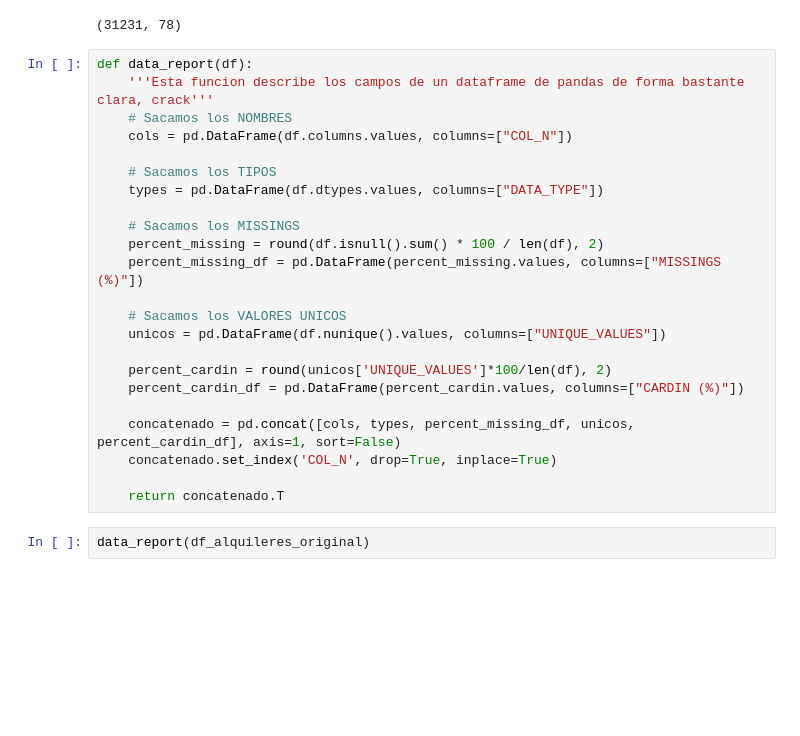
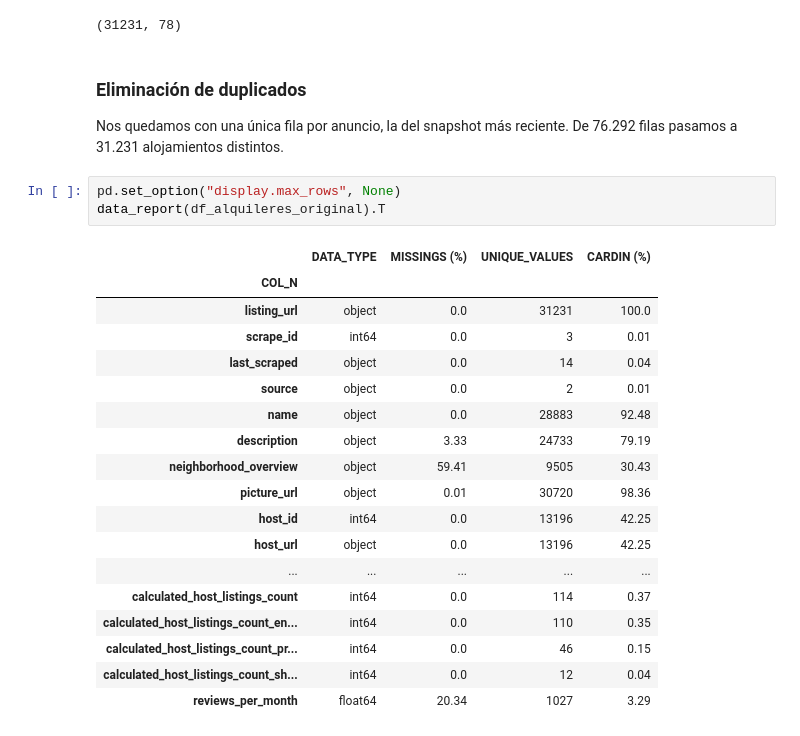
Before and after one commit to HimuraFresh/madrid-rental-revenue-prediction, a Jupyter notebook: notebooks/dataset_completo.ipynb, the cells around one changed output. Drawn from its saved outputs; the diff is of its cells as text; blank space fills up the shorter version.

```diff
--- a/notebooks/dataset_completo.ipynb
+++ b/notebooks/dataset_completo.ipynb
@@ -146,30 +149,32 @@ np.int64(0)
 df_alquileres_original.shape
 # %% [output]
 (31231, 78)
-# %%
-def data_report(df):
-    '''Esta funcion describe los campos de un dataframe de pandas de forma bastante clara, crack'''
-    # Sacamos los NOMBRES
-    cols = pd.DataFrame(df.columns.values, columns=["COL_N"])
-
-    # Sacamos los TIPOS
-    types = pd.DataFrame(df.dtypes.values, columns=["DATA_TYPE"])
-
-    # Sacamos los MISSINGS
-    percent_missing = round(df.isnull().sum() * 100 / len(df), 2)
-    percent_missing_df = pd.DataFrame(percent_missing.values, columns=["MISSINGS (%)"])
-
-    # Sacamos los VALORES UNICOS
-    unicos = pd.DataFrame(df.nunique().values, columns=["UNIQUE_VALUES"])
-
-    percent_cardin = round(unicos['UNIQUE_VALUES']*100/len(df), 2)
-    percent_cardin_df = pd.DataFrame(percent_cardin.values, columns=["CARDIN (%)"])
-
-    concatenado = pd.concat([cols, types, percent_missing_df, unicos, percent_cardin_df], axis=1, sort=False)
-    concatenado.set_index('COL_N', drop=True, inplace=True)
-
-    return concatenado.T
+# %% [markdown]
+### Eliminación de duplicados
+
+Nos quedamos con una única fila por anuncio, la del snapshot más
+reciente. De 76.292 filas pasamos a 31.231 alojamientos distintos.
 # %%
-data_report(df_alquileres_original)
+pd.set_option("display.max_rows", None)
+data_report(df_alquileres_original).T
+# %% [output]
+|  | DATA_TYPE | MISSINGS (%) | UNIQUE_VALUES | CARDIN (%) |
+| COL_N |  |  |  |  |
+| listing_url | object | 0.0 | 31231 | 100.0 |
+| scrape_id | int64 | 0.0 | 3 | 0.01 |
+| last_scraped | object | 0.0 | 14 | 0.04 |
+| source | object | 0.0 | 2 | 0.01 |
+| name | object | 0.0 | 28883 | 92.48 |
+| description | object | 3.33 | 24733 | 79.19 |
+| neighborhood_overview | object | 59.41 | 9505 | 30.43 |
+| picture_url | object | 0.01 | 30720 | 98.36 |
+| host_id | int64 | 0.0 | 13196 | 42.25 |
+| host_url | object | 0.0 | 13196 | 42.25 |
+| ... | ... | ... | ... | ... |
+| calculated_host_listings_count | int64 | 0.0 | 114 | 0.37 |
+| calculated_host_listings_count_en... | int64 | 0.0 | 110 | 0.35 |
+| calculated_host_listings_count_pr... | int64 | 0.0 | 46 | 0.15 |
+| calculated_host_listings_count_sh... | int64 | 0.0 | 12 | 0.04 |
+| reviews_per_month | float64 | 20.34 | 1027 | 3.29 |
 # %%
 df_alquileres_original["scrape_id"].nunique(), df_alquileres_original["last_scraped"].nunique()
```
Also changed, not shown: parts of 3 cells of this notebook.
